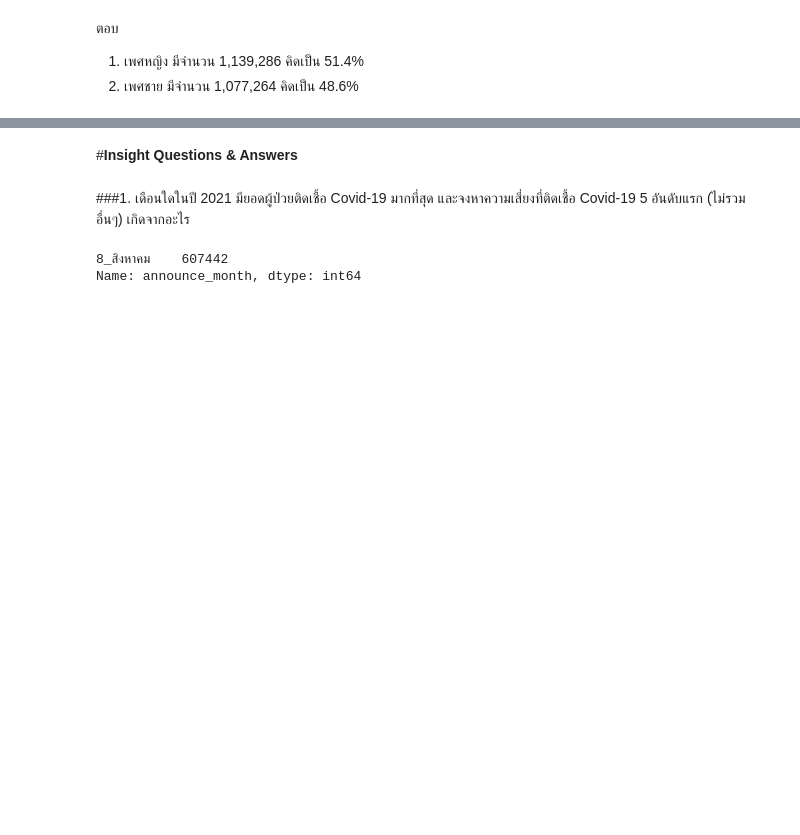
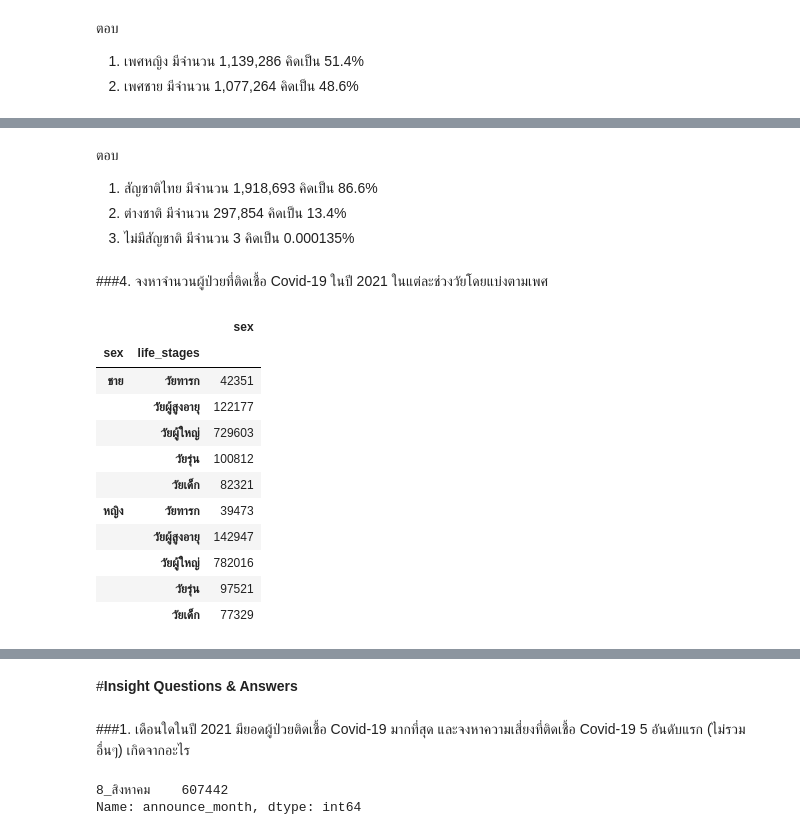
Before and after one commit to Toeysamm/2-64-NIDA-DADS5001, a Jupyter notebook: Covid19_midterm.ipynb, the cells around one changed output, grey strips where cells are left out. Cells and saved outputs as stored; diff of their text form; code cells hidden in the pictures; blank space fills up the shorter version.

```diff
--- a/Covid19_midterm.ipynb
+++ b/Covid19_midterm.ipynb
@@ -334,0 +379,23 @@ fig.show()
+# %% [markdown]
+ตอบ
+
+1. สัญชาติไทย มีจำนวน	1,918,693	คิดเป็น 86.6%
+2. ต่างชาติ มีจำนวน	297,854	คิดเป็น 13.4%
+3. ไม่มีสัญชาติ มีจำนวน	3	คิดเป็น 0.000135%
+# %% [markdown]
+###4. จงหาจำนวนผู้ป่วยที่ติดเชื้อ Covid-19 ในปี 2021 ในแต่ละช่วงวัยโดยแบ่งตามเพศ
+# %%
+covid19Y64.groupby(by=["sex","life_stages"]).sex.count().to_frame()
+# %% [output]
+|  |  | sex |
+| sex | life_stages |  |
+| ชาย | วัยทารก | 42351 |
+|  | วัยผู้สูงอายุ | 122177 |
+|  | วัยผู้ใหญ่ | 729603 |
+|  | วัยรุ่น | 100812 |
+|  | วัยเด็ก | 82321 |
+| หญิง | วัยทารก | 39473 |
+|  | วัยผู้สูงอายุ | 142947 |
+|  | วัยผู้ใหญ่ | 782016 |
+|  | วัยรุ่น | 97521 |
+|  | วัยเด็ก | 77329 |
```
Also changed, not shown: parts of 21 cells of this notebook.
